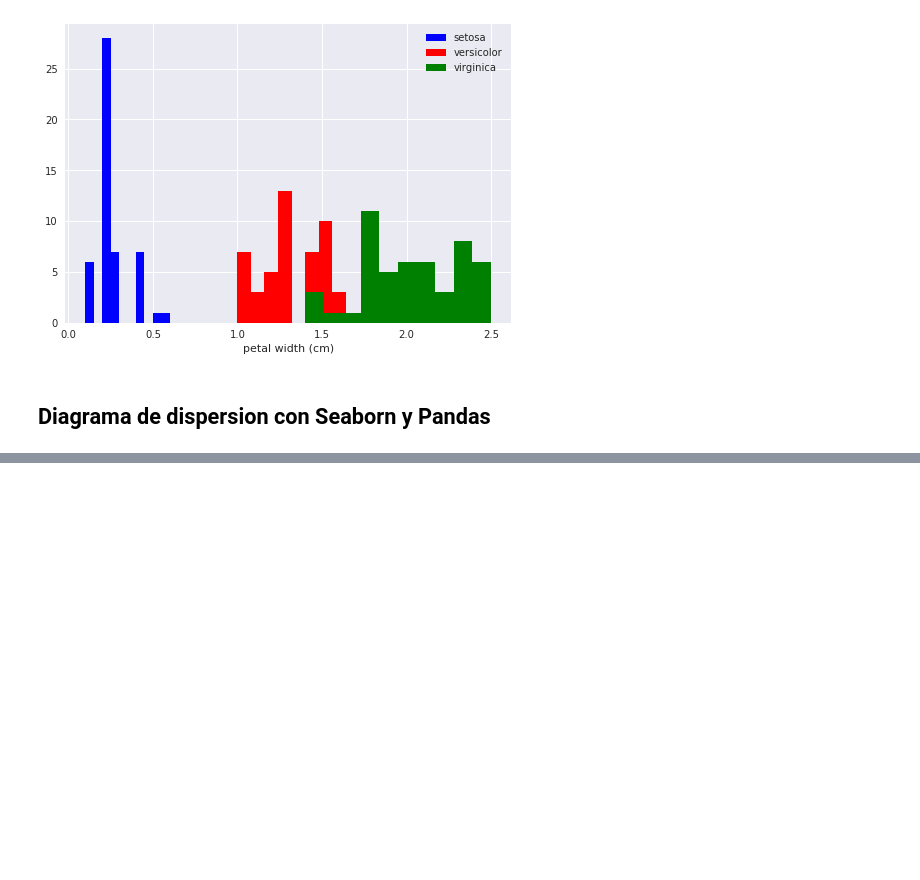
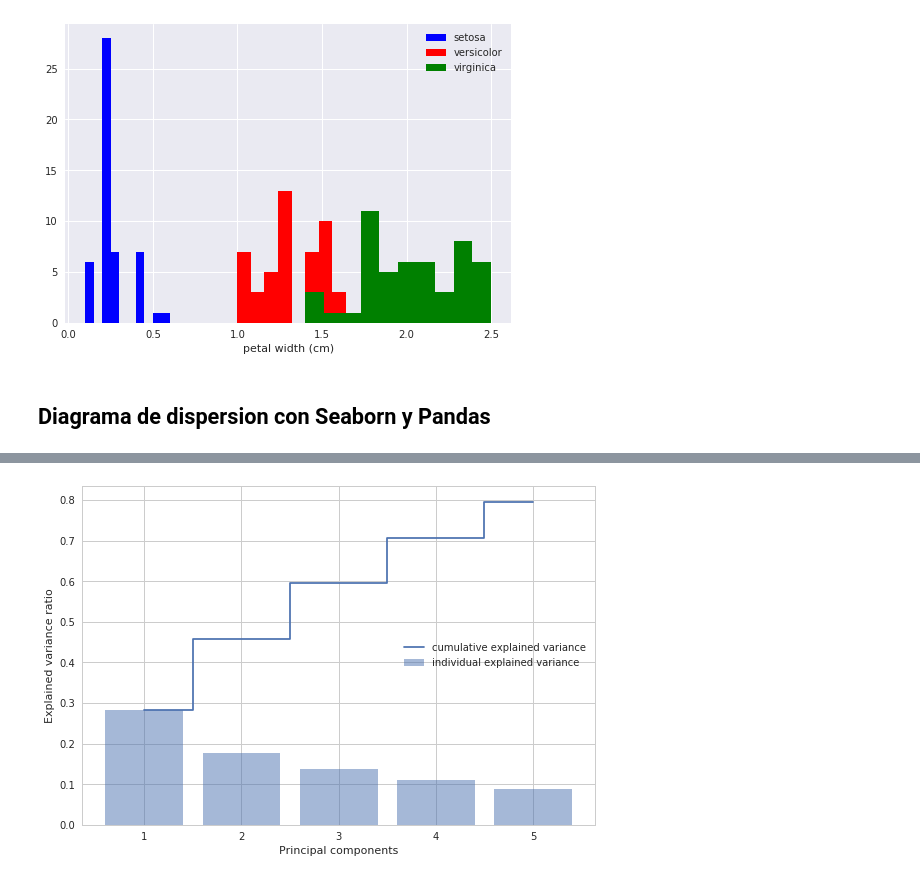
Before and after one commit to victorfica/ML-tutorial2017-vfica, a Jupyter notebook: notebook/ML-intro-VF.ipynb, the cells around one changed output, grey strips where cells are left out. Drawn from its saved outputs; the diff is of its cells as text; code cells hidden in the pictures; blank space fills up the shorter version.

```diff
--- a/notebook/ML-intro-VF.ipynb
+++ b/notebook/ML-intro-VF.ipynb
@@ -511,0 +192,7 @@ https://github.com/rasbt/pattern_classification
+# %%
+from sklearn.model_selection import train_test_split
+
+X_train, X_test, y_train, y_test = train_test_split(X, y,
+                                                    train_size=0.8,
+                                                    random_state=10,
+                                                    stratify=y)
@@ -511,0 +210,7 @@ https://github.com/rasbt/pattern_classification
+# %%
+from sklearn import preprocessing
+
+# Realizar el fit en los datos de entrenamiento
+std = preprocessing.StandardScaler().fit(X_train)
+# Aplicando el "Transformer" a los datos de entrenamiento
+X_train_std = std.transform(X_train)
@@ -511,0 +222,6 @@ https://github.com/rasbt/pattern_classification
+# %%
+from sklearn.linear_model import LinearRegression
+
+lr = LinearRegression(fit_intercept=True)
+lr.fit(X_train_std, y_train)
+y_pred = lr.predict(X_test_std)
@@ -511,0 +249,26 @@ https://github.com/rasbt/pattern_classification
+# %%
+from sklearn.decomposition import PCA
+
+n_c = 5
+pca = PCA(n_components=n_c)
+
+X_train_pca = pca.fit_transform(X_train_std)
+
+var_exp = pca.explained_variance_ratio_
+cum_var_exp = np.cumsum(var_exp)
+
+idx = [i for i in range(len(var_exp))]
+labels = [str(i + 1) for i in idx]
+with plt.style.context('seaborn-whitegrid'):
+    plt.bar(range(n_c), var_exp, alpha=0.5, align='center',
+            label='individual explained variance')
+    plt.step(range(n_c), cum_var_exp, where='mid',
+             label='cumulative explained variance')
+    plt.ylabel('Explained variance ratio')
+    plt.xlabel('Principal components')
+    plt.xticks(idx, labels)
+    plt.legend(loc='center right')
+    plt.tight_layout()
+    plt.show()
+# %% [output]
+[figure, added]
```
Also changed, not shown: parts of 82 cells of this notebook, 27 other files.
